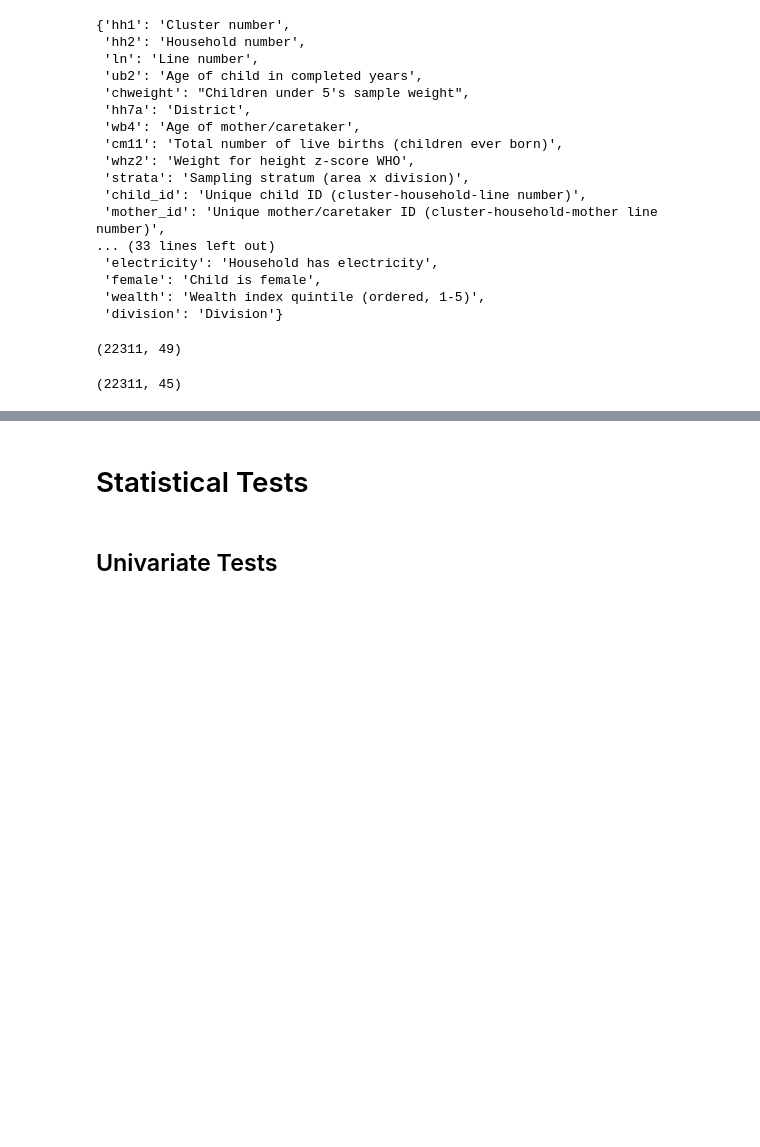
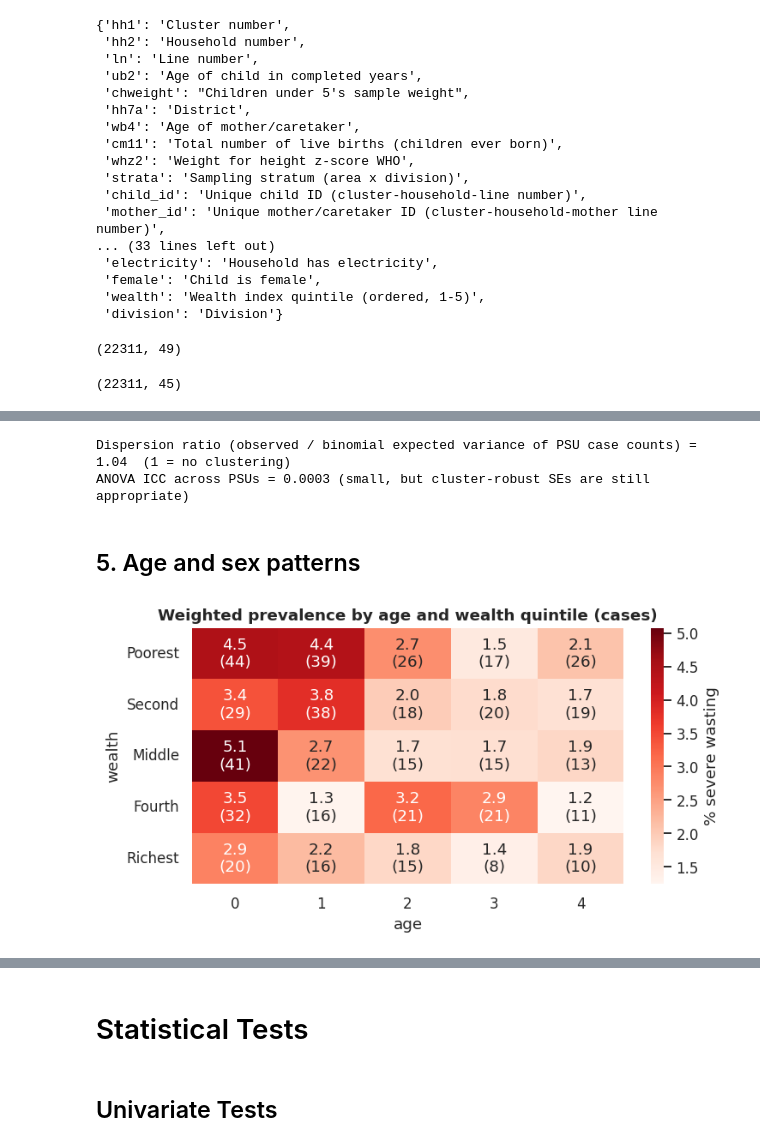
Before and after one commit to MJwd-Hasan/wasting_mics, a Jupyter notebook: eda.ipynb, the cells around one changed output, grey strips where cells are left out. Saved outputs shown, nothing was run; the diff lists cells and outputs as text; code cells hidden in the pictures; blank space fills up the shorter version.

```diff
--- a/eda.ipynb
+++ b/eda.ipynb
@@ -125,0 +282,17 @@ df_clean.shape
+# %%
+# Is clustering of cases real? Compare the observed spread of PSU case counts with what a binomial (no clustering) would give.
+from scipy import stats as _st
+p0 = df_clean.severe_wasting.mean()
+exp_var = (per_psu.n * p0 * (1 - p0)).sum()
+obs_var = ((per_psu.cases - per_psu.n * p0) ** 2).sum()
+print(f"Dispersion ratio (observed / binomial expected variance of PSU case counts) = {obs_var/exp_var:.2f}  (1 = no clustering)")
+# One-way ANOVA estimate of the intra-cluster correlation (ICC) of the binary outcome across PSUs.
+g = df_clean.groupby("hh1").severe_wasting
+k = g.ngroups; N = len(df_clean); n0 = (N - (g.size() ** 2).sum() / N) / (k - 1)
+msb = (g.size() * (g.mean() - p0) ** 2).sum() / (k - 1); msw = ((df_clean.severe_wasting - g.transform("mean")) ** 2).sum() / (N - k)
+print(f"ANOVA ICC across PSUs = {(msb - msw) / (msb + (n0 - 1) * msw):.4f} (small, but cluster-robust SEs are still appropriate)")
+# %% [output]
+Dispersion ratio (observed / binomial expected variance of PSU case counts) = 1.04  (1 = no clustering)
+ANOVA ICC across PSUs = 0.0003 (small, but cluster-robust SEs are still appropriate)
+# %% [markdown]
+## 5. Age and sex patterns
@@ -125,0 +311,11 @@ df_clean.shape
+# %%
+# Age x wealth: where is prevalence highest? (cells with few cases are noisy; counts shown in parentheses)
+e = prev_by(df_clean.assign(aw=df_clean.ub2.astype(int).astype(str) + "|" + df_clean.wealth.astype(int).astype(str)), "aw").reset_index()
+e[["age", "wealth"]] = e["index"].str.split("|", expand=True).astype(int)
+hm = e.pivot(index="wealth", columns="age", values="est"); cs = e.pivot(index="wealth", columns="age", values="cases")
+fig, ax = plt.subplots(figsize=(7, 3.8))
+sns.heatmap(hm, annot=hm.round(1).astype(str) + "\n(" + cs.astype(int).astype(str) + ")", fmt="", cmap="Reds", cbar_kws={"label": "% severe wasting"}, ax=ax)
+ax.set_yticklabels([lab("wealth", i) for i in hm.index], rotation=0); ax.set_title("Weighted prevalence by age and wealth quintile (cases)")
+plt.tight_layout(); plt.show()
+# %% [output]
+[figure, added]
```
Also changed, not shown: parts of 25 cells of this notebook, 15 other files.
